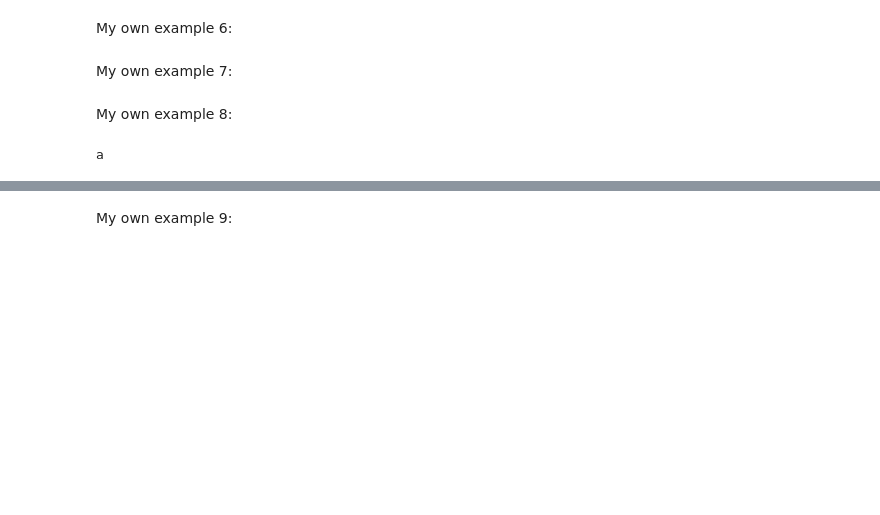
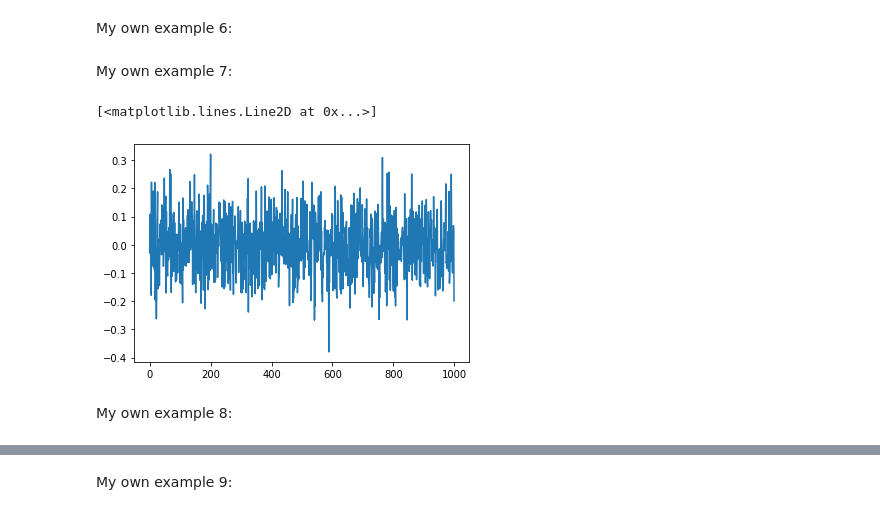
Before and after one commit to JuanLara18/AlgorithmsUN2023I, a Jupyter notebook: Lab 1/jlara_Lab1.ipynb, the cells around one changed output, grey strips where cells are left out. Cells and saved outputs as stored; diff of their text form; code cells hidden in the pictures; blank space fills up the shorter version.

```diff
--- a/Lab 1/jlara_Lab1.ipynb
+++ b/Lab 1/jlara_Lab1.ipynb
@@ -40,6 +40,7 @@ import pandas as pd
+# %%
+plt.plot(s)
+# %% [output]
+[<matplotlib.lines.Line2D at 0x...>]
+[figure, added]
 # %% [markdown]
 My own example 8:
-# %%
-print("a")
-# %% [output]
-a
```
Also changed, not shown: parts of 4 cells of this notebook.
